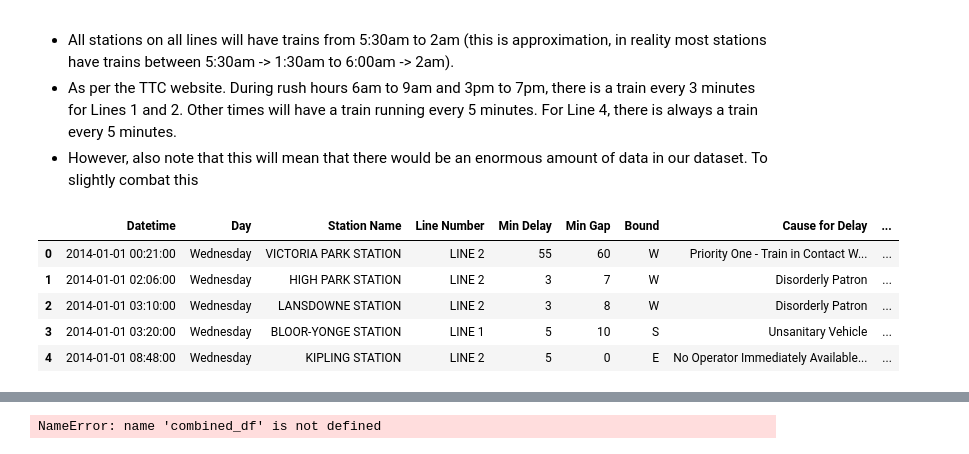
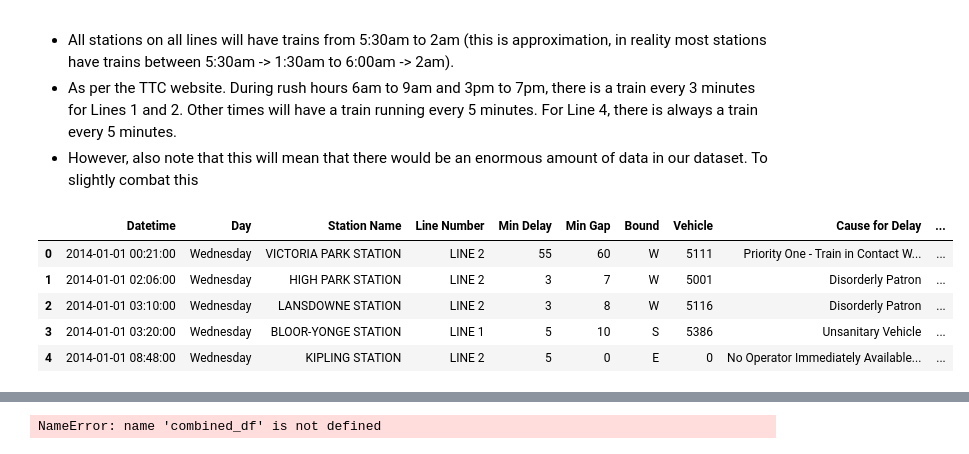
Before and after one commit to michelleyucollins/TardyTerminatorCommittee, a Jupyter notebook: subway_analysis/models/XGBoost_test.ipynb, the cells around one changed output, grey strips where cells are left out. Drawn from its saved outputs; the diff is of its cells as text; code cells hidden in the pictures.

```diff
--- a/subway_analysis/models/XGBoost_test.ipynb
+++ b/subway_analysis/models/XGBoost_test.ipynb
@@ -32,14 +32,12 @@ def is_terminal_station(line, station_name):
 # %%
 df = pd.read_csv('../data/cleaned_data_with_bounds.csv')
 df['Datetime'] = pd.to_datetime(df['Datetime'])
 df['Delayed'] = 1  # Mark original records as delayed
-# Drop the Vehicle ID column
-df = df.drop(columns=['Vehicle'])
 df.head()
 # %% [output]
-|  | Datetime | Day | Station Name | Line Number | Min Delay | Min Gap | Bound | Cause for Delay | ... |
-| 0 | 2014-01-01 00:21:00 | Wednesday | VICTORIA PARK STATION | LINE 2 | 55 | 60 | W | Priority One - Train in Contact W... | ... |
-| 1 | 2014-01-01 02:06:00 | Wednesday | HIGH PARK STATION | LINE 2 | 3 | 7 | W | Disorderly Patron | ... |
-| 2 | 2014-01-01 03:10:00 | Wednesday | LANSDOWNE STATION | LINE 2 | 3 | 8 | W | Disorderly Patron | ... |
-| 3 | 2014-01-01 03:20:00 | Wednesday | BLOOR-YONGE STATION | LINE 1 | 5 | 10 | S | Unsanitary Vehicle | ... |
-| 4 | 2014-01-01 08:48:00 | Wednesday | KIPLING STATION | LINE 2 | 5 | 0 | E | No Operator Immediately Available... | ... |
+|  | Datetime | Day | Station Name | Line Number | Min Delay | Min Gap | Bound | Vehicle | Cause for Delay | ... |
+| 0 | 2014-01-01 00:21:00 | Wednesday | VICTORIA PARK STATION | LINE 2 | 55 | 60 | W | 5111 | Priority One - Train in Contact W... | ... |
+| 1 | 2014-01-01 02:06:00 | Wednesday | HIGH PARK STATION | LINE 2 | 3 | 7 | W | 5001 | Disorderly Patron | ... |
+| 2 | 2014-01-01 03:10:00 | Wednesday | LANSDOWNE STATION | LINE 2 | 3 | 8 | W | 5116 | Disorderly Patron | ... |
+| 3 | 2014-01-01 03:20:00 | Wednesday | BLOOR-YONGE STATION | LINE 1 | 5 | 10 | S | 5386 | Unsanitary Vehicle | ... |
+| 4 | 2014-01-01 08:48:00 | Wednesday | KIPLING STATION | LINE 2 | 5 | 0 | E | 0 | No Operator Immediately Available... | ... |
```
Also changed, not shown: parts of 6 cells of this notebook, 4 other files.
